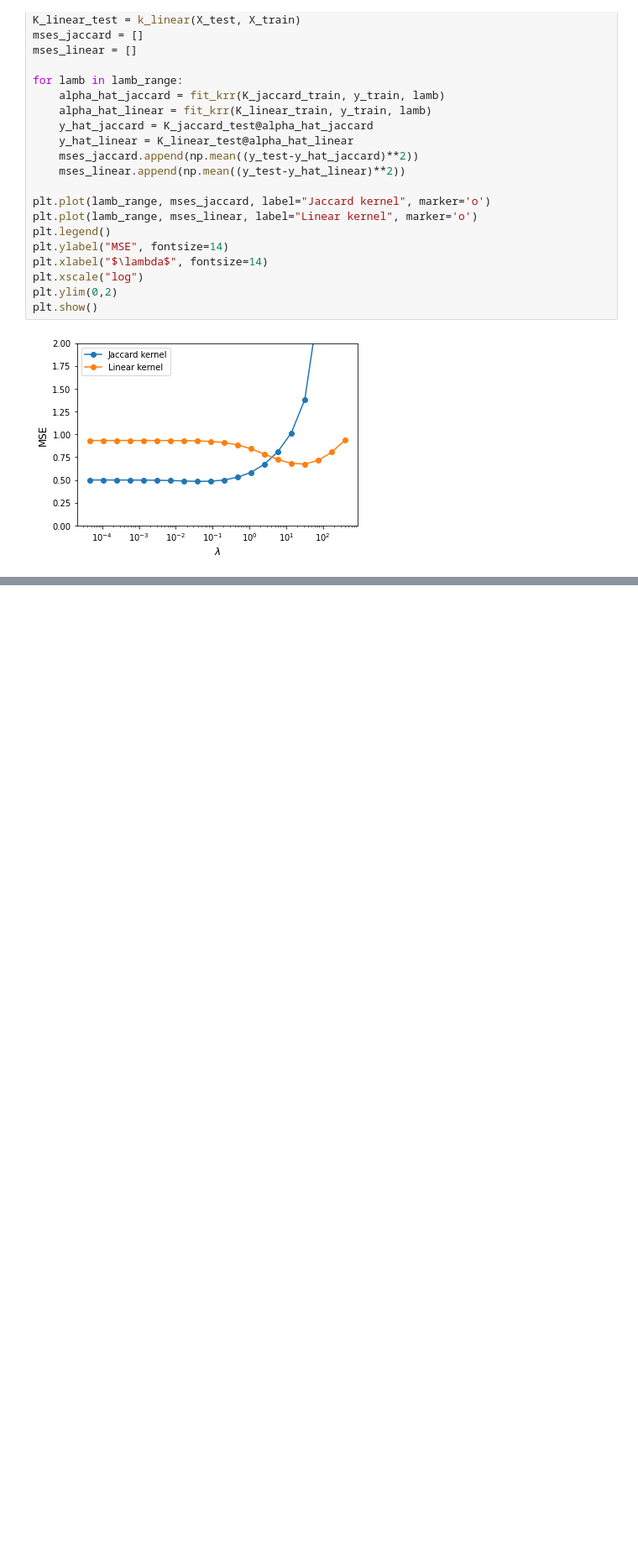
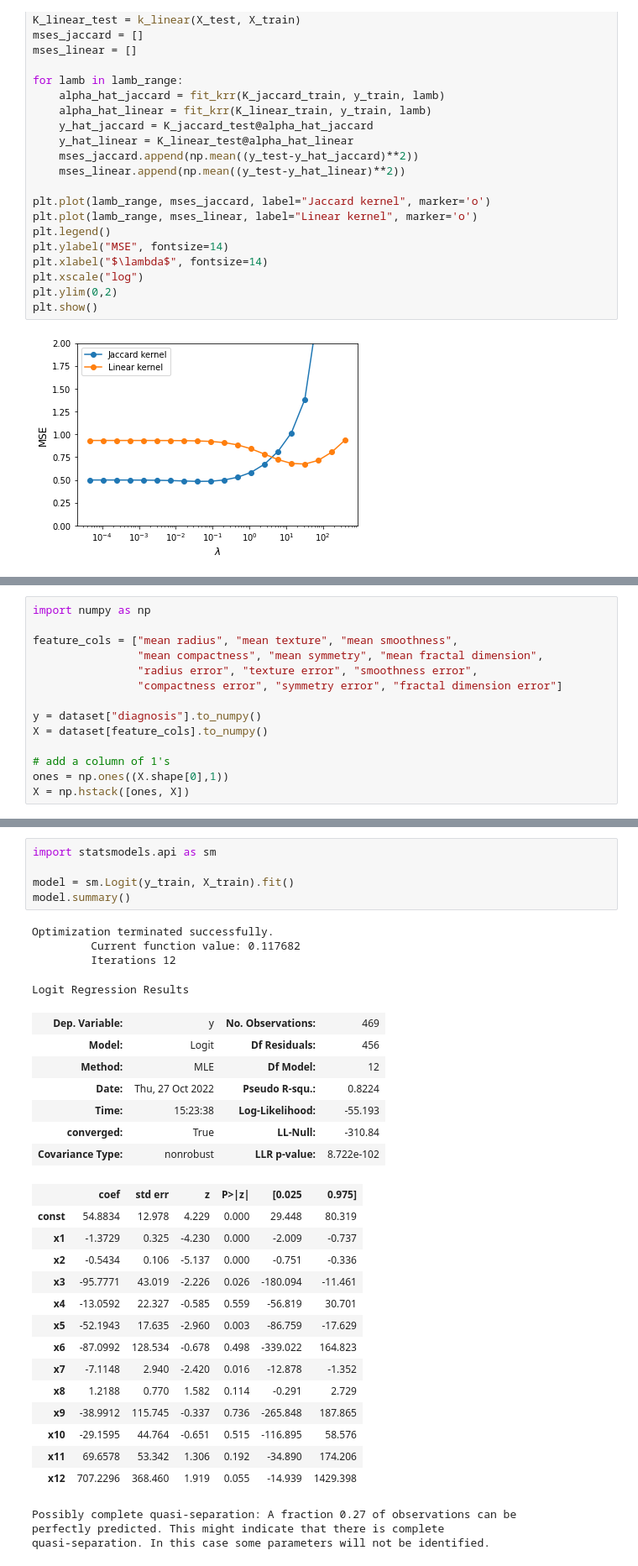
Before and after one commit to rythei/linear-models, a Jupyter notebook: content/generalizing_linear_regression/scratch.ipynb, the cells around one changed output, grey strips where cells are left out. Shown at 84% size. Cells and saved outputs as stored; diff of their text form; blank space fills up the shorter version.

```diff
--- a/content/generalizing_linear_regression/scratch.ipynb
+++ b/content/generalizing_linear_regression/scratch.ipynb
@@ -216,0 +280,14 @@ plt.show()
+# %%
+import numpy as np
+
+feature_cols = ["mean radius", "mean texture", "mean smoothness",
+                "mean compactness", "mean symmetry", "mean fractal dimension",
+                "radius error", "texture error", "smoothness error",
+                "compactness error", "symmetry error", "fractal dimension error"]
+
+y = dataset["diagnosis"].to_numpy()
+X = dataset[feature_cols].to_numpy()
+
+# add a column of 1's
+ones = np.ones((X.shape[0],1))
+X = np.hstack([ones, X])
@@ -216,0 +304,34 @@ plt.show()
+# %%
+import statsmodels.api as sm
+
+model = sm.Logit(y_train, X_train).fit()
+model.summary()
+# %% [output]
+Optimization terminated successfully.
+         Current function value: 0.117682
+         Iterations 12
+Logit Regression Results
+| Dep. Variable: | y | No. Observations: | 469 |
+| Model: | Logit | Df Residuals: | 456 |
+| Method: | MLE | Df Model: | 12 |
+| Date: | Thu, 27 Oct 2022 | Pseudo R-squ.: | 0.8224 |
+| Time: | 15:23:38 | Log-Likelihood: | -55.193 |
+| converged: | True | LL-Null: | -310.84 |
+| Covariance Type: | nonrobust | LLR p-value: | 8.722e-102 |
+|  | coef | std err | z | P>|z| | [0.025 | 0.975] |
+| const | 54.8834 | 12.978 | 4.229 | 0.000 | 29.448 | 80.319 |
+| x1 | -1.3729 | 0.325 | -4.230 | 0.000 | -2.009 | -0.737 |
+| x2 | -0.5434 | 0.106 | -5.137 | 0.000 | -0.751 | -0.336 |
+| x3 | -95.7771 | 43.019 | -2.226 | 0.026 | -180.094 | -11.461 |
+| x4 | -13.0592 | 22.327 | -0.585 | 0.559 | -56.819 | 30.701 |
+| x5 | -52.1943 | 17.635 | -2.960 | 0.003 | -86.759 | -17.629 |
+| x6 | -87.0992 | 128.534 | -0.678 | 0.498 | -339.022 | 164.823 |
+| x7 | -7.1148 | 2.940 | -2.420 | 0.016 | -12.878 | -1.352 |
+| x8 | 1.2188 | 0.770 | 1.582 | 0.114 | -0.291 | 2.729 |
+| x9 | -38.9912 | 115.745 | -0.337 | 0.736 | -265.848 | 187.865 |
+| x10 | -29.1595 | 44.764 | -0.651 | 0.515 | -116.895 | 58.576 |
+| x11 | 69.6578 | 53.342 | 1.306 | 0.192 | -34.890 | 174.206 |
+| x12 | 707.2296 | 368.460 | 1.919 | 0.055 | -14.939 | 1429.398 |
+Possibly complete quasi-separation: A fraction 0.27 of observations can be
+perfectly predicted. This might indicate that there is complete
+quasi-separation. In this case some parameters will not be identified.
```
Also changed, not shown: parts of 12 cells of this notebook, 25 other files.
